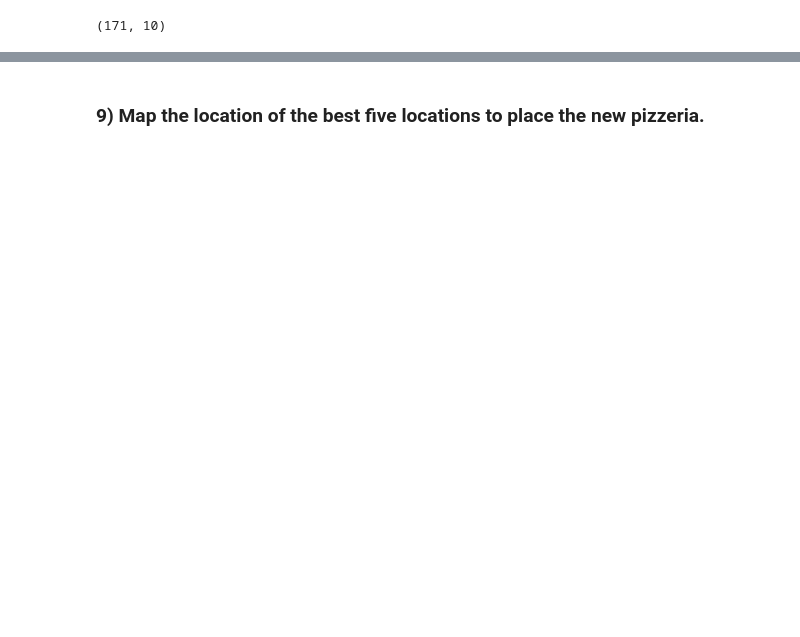
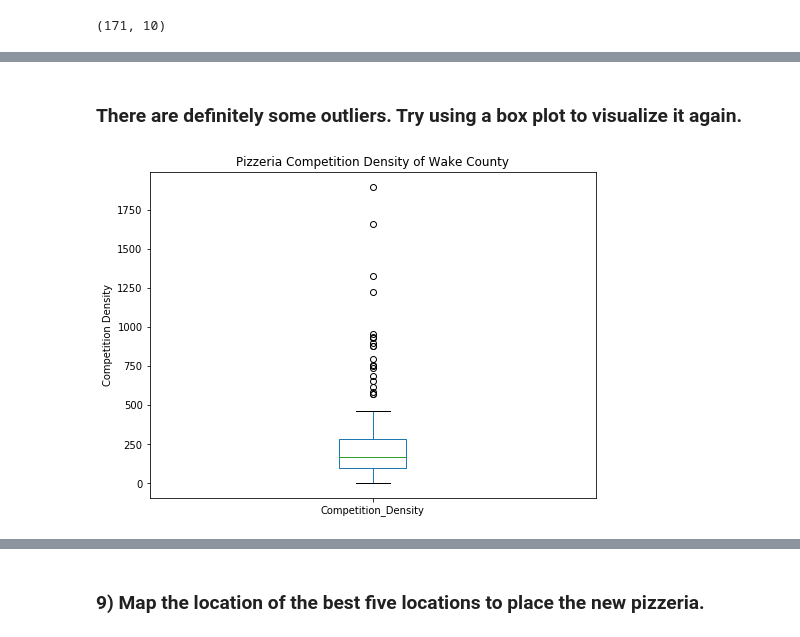
Before and after one commit to MCTrimer/Week_5_Capstone, a Jupyter notebook: Capstone Week 5 Peer Reviewed Project.ipynb, the cells around one changed output, grey strips where cells are left out. Drawn from its saved outputs; the diff is of its cells as text; code cells hidden in the pictures; blank space fills up the shorter version.

```diff
--- a/Capstone Week 5 Peer Reviewed Project.ipynb
+++ b/Capstone Week 5 Peer Reviewed Project.ipynb
@@ -493,0 +518,15 @@ result2.head()
+# %% [markdown]
+###  There are definitely some outliers.  Try using a box plot to visualize it again.
+# %%
+# Boxplot the results of Competition Density
+
+df_boxplot = result2[['Competition_Density']]
+
+df_boxplot.plot(kind='box', figsize=(8, 6))
+
+plt.title('Pizzeria Competition Density of Wake County')
+plt.ylabel('Competition Density')
+
+plt.show()
+# %% [output]
+[figure, added]
```
Also changed, not shown: parts of 10 cells of this notebook.
